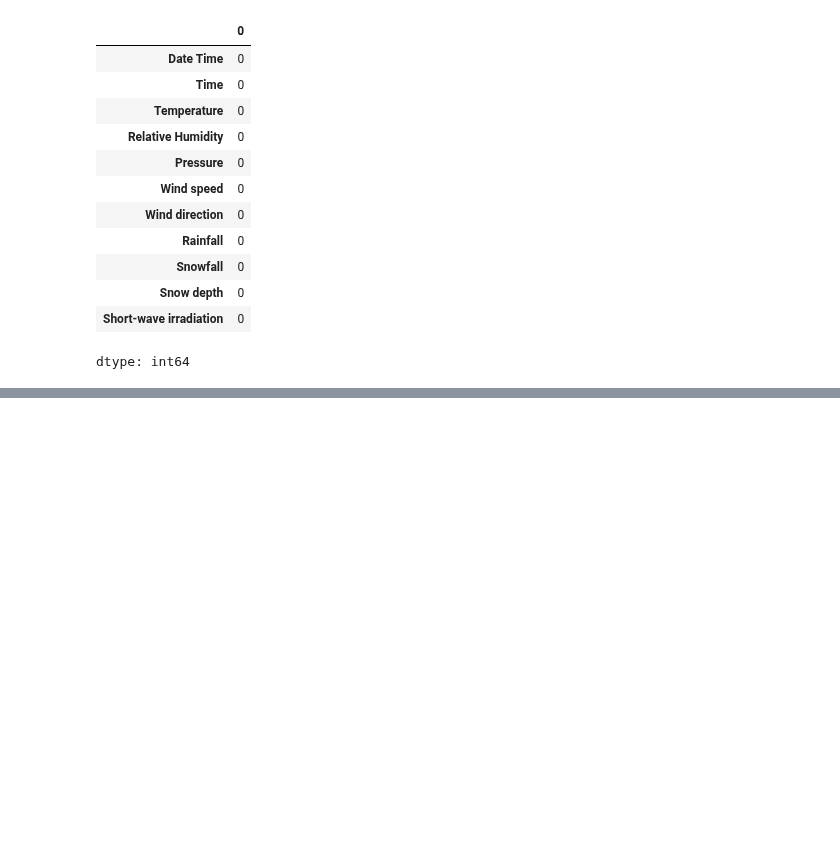
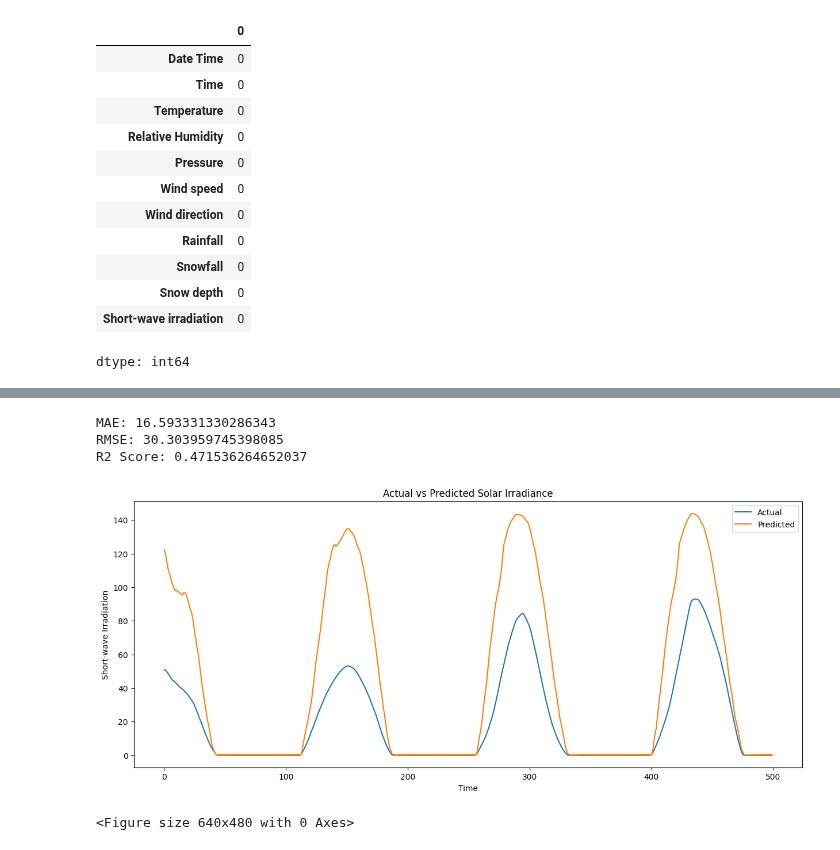
Before and after one commit to jayanth-talasri/Solar-irradiance-forecasting-using-deep-Learning-model-LSTM-, a Jupyter notebook: solar_forecasting.ipynb, the cells around one changed output, grey strips where cells are left out. Saved outputs shown, nothing was run; the diff lists cells and outputs as text; code cells hidden in the pictures; blank space fills up the shorter version.

```diff
--- a/solar_forecasting.ipynb
+++ b/solar_forecasting.ipynb
@@ -726,0 +969,77 @@ dtype: int64
+# %%
+from sklearn.metrics import (
+    mean_absolute_error,
+    mean_squared_error,
+    r2_score
+)
+# Match lengths
+min_len = min(
+    len(y_test_actual),
+    len(y_pred_actual)
+)
+y_test_actual = y_test_actual[:min_len]
+y_pred_actual = y_pred_actual[:min_len]
+# Metrics
+mae = mean_absolute_error(
+    y_test_actual,
+    y_pred_actual
+)
+mse = mean_squared_error(
+    y_test_actual,
+    y_pred_actual
+)
+rmse = np.sqrt(mse)
+r2 = r2_score(
+    y_test_actual,
+    y_pred_actual
+)
+print("MAE:", mae)
+print("RMSE:", rmse)
+print("R2 Score:", r2)
+# %% [output]
+MAE: 16.593331330286343
+RMSE: 30.303959745398085
+R2 Score: 0.471536264652037
+# %%
+plt.figure(figsize=(15,6))
+plt.plot(
+    y_test_actual[:500],
+    label="Actual"
+)
+plt.plot(
+    y_pred_actual[:500],
+    label="Predicted"
+)
+plt.title("Actual vs Predicted Solar Irradiance")
+plt.xlabel("Time")
+plt.ylabel("Short-wave Irradiation")
+plt.legend()
+plt.show()
+# %% [output]
+[figure, added]
+# %%
+plt.savefig("rainy_prediction_plot.png")
+
+from tensorflow.keras.callbacks import (
+    EarlyStopping,
+    ModelCheckpoint,
+    ReduceLROnPlateau
+)
+early_stop = EarlyStopping(
+    monitor='val_loss',
+    patience=5,
+    restore_best_weights=True
+)
+checkpoint = ModelCheckpoint(
+    "best_rainy_model.keras",
+    monitor='val_loss',
+    save_best_only=True
+)
+reduce_lr = ReduceLROnPlateau(
+    monitor='val_loss',
+    factor=0.5,
+    patience=3,
+    min_lr=0.00001
+)
+# %% [output]
+<Figure size 640x480 with 0 Axes>
```
Also changed, not shown: parts of 64 cells of this notebook.
